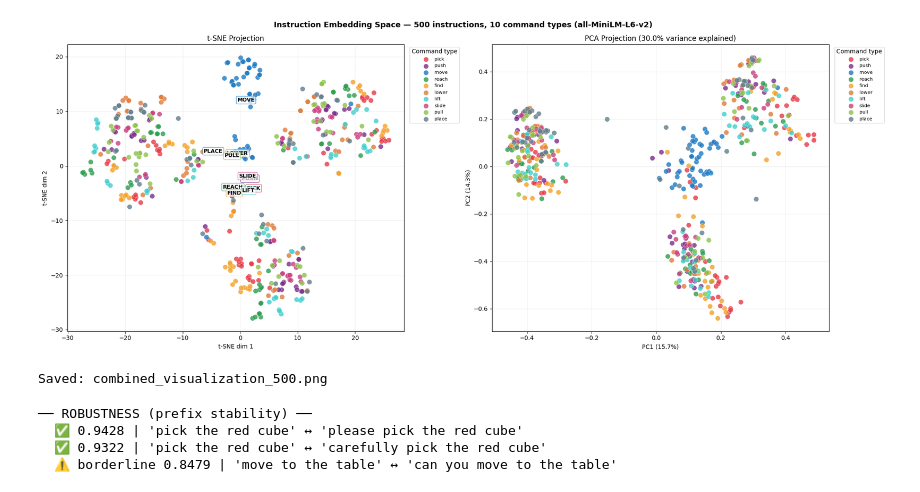
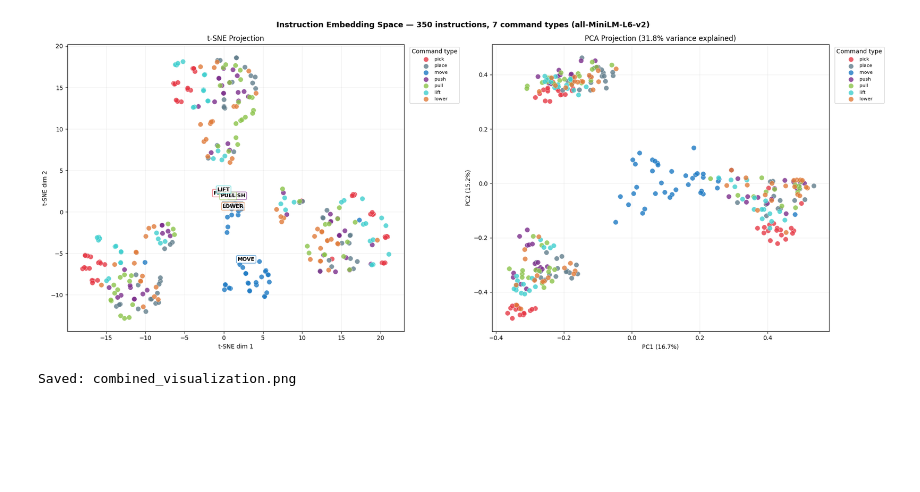
Before and after one commit to SchoolofAI-Algiers/language-guided-robotics, a Jupyter notebook: Amal-NLP-W2-instructions-enrichement/notebook.ipynb, the cells around one changed output. Saved outputs shown, nothing was run; the diff lists cells and outputs as text; code cells hidden in the pictures; blank space fills up the shorter version.

Commit message:
modified instructions types

```diff
--- a/Amal-NLP-W2-instructions-enrichement/notebook.ipynb
+++ b/Amal-NLP-W2-instructions-enrichement/notebook.ipynb
@@ -369,21 +279,11 @@ def generate_combinatorial(cmd_type, existing, target=40):
             "{prefix}push the {color} {obj} toward the {loc}",
             "{prefix}push the {color} {obj} aside",
         ],
-        "find": [
-            "{prefix}find the {color} {obj}",
-            "{prefix}locate the {color} {obj}",
-            "{prefix}search for the {color} {obj}",
-            "{prefix}spot the {color} {obj}",
-        ],
         "pull": [
             "{prefix}pull the {color} {obj} toward you",
             "{prefix}drag the {color} {obj} to the {loc}",
             "{prefix}draw the {color} {obj} toward the {loc}",
             "{prefix}pull the {color} {obj} to the {loc}",
-        ],
-        "slide": [
-            "{prefix}slide the {color} {obj} to the {loc}",
-            "{prefix}slide the {color} {obj} toward the {loc}",
         ],
         "lift": [
             "{prefix}lift the {color} {obj} up",
@@ -396,12 +296,6 @@ def generate_combinatorial(cmd_type, existing, target=40):
             "{prefix}bring the {color} {obj} down",
             "{prefix}set the {color} {obj} down on the {loc}",
             "{prefix}descend the {color} {obj} to the {loc}",
-        ],
-        "reach": [
-            "{prefix}reach for the {color} {obj}",
-            "{prefix}extend toward the {color} {obj}",
-            "{prefix}stretch toward the {color} {obj}",
-            "{prefix}reach the {color} {obj} on the {loc}",
         ],
     }
 
@@ -680,17 +588,13 @@ for t, s in zip(df["type"].unique(), intra_sims):
 # %%
 # ==================== CELL 11: t-SNE + PCA VISUALIZATION ====================
-
 palette = {
-    "pick":   "#e63946",
-    "push":   "#7b2d8b",
-    "move":   "#1d7ac4",
-    "reach":  "#2a9d4e",
-    "find":   "#f4a027",
-    "lower":  "#e07b39",
-    "lift":   "#3ecfcf",
-    "slide":  "#c94080",
-    "pull": "#8bc34a",
-    "place":  "#607d8b",
+    "pick":  "#e63946",
+    "place": "#607d8b",
+    "move":  "#1d7ac4",
+    "push":  "#7b2d8b",
+    "pull":  "#8bc34a",
+    "lift":  "#3ecfcf",
+    "lower": "#e07b39",
 }
 
 # t-SNE
@@ -704,7 +608,7 @@ var1, var2 = pca.explained_variance_ratio_ * 100
 
 fig, axes = plt.subplots(1, 2, figsize=(20, 8))
 fig.suptitle(
-    "Instruction Embedding Space — 500 instructions, 10 command types (all-MiniLM-L6-v2)",
+    "Instruction Embedding Space — 350 instructions, 7 command types (all-MiniLM-L6-v2)",
     fontsize=13, fontweight="bold"
 )
 
@@ -712,54 +616,34 @@ for t, color in palette.items():
     mask = df["type"] == t
     # t-SNE
     axes[0].scatter(X_2d[mask, 0], X_2d[mask, 1],
                     c=color, label=t, s=70, alpha=0.80,
                     edgecolors="white", linewidths=0.4)
     # PCA
     axes[1].scatter(X_pca[mask, 0], X_pca[mask, 1],
                     c=color, label=t, s=70, alpha=0.80,
                     edgecolors="white", linewidths=0.4)
 
 # Annotate t-SNE cluster centers
 for t, color in palette.items():
     idxs = df[df["type"] == t].index
     cx, cy = X_2d[idxs, 0].mean(), X_2d[idxs, 1].mean()
     axes[0].text(cx, cy, t.upper(), fontsize=9, fontweight="bold", ha="center",
                  bbox=dict(boxstyle="round,pad=0.2", facecolor="white", alpha=0.7, edgecolor=color))
 
 axes[0].set_title("t-SNE Projection", fontsize=12)
 axes[0].set_xlabel("t-SNE dim 1"); axes[0].set_ylabel("t-SNE dim 2")
 axes[0].legend(title="Command type", bbox_to_anchor=(1.01, 1), loc="upper left", fontsize=8)
 axes[0].grid(True, alpha=0.2)
 
 axes[1].set_title(f"PCA Projection ({var1+var2:.1f}% variance explained)", fontsize=12)
 axes[1].set_xlabel(f"PC1 ({var1:.1f}%)"); axes[1].set_ylabel(f"PC2 ({var2:.1f}%)")
 axes[1].legend(title="Command type", bbox_to_anchor=(1.01, 1), loc="upper left", fontsize=8)
 axes[1].grid(True, alpha=0.2)
 
 plt.tight_layout()
-plt.savefig("combined_visualization_500.png", dpi=150, bbox_inches="tight")
+plt.savefig("combined_visualization.png", dpi=150, bbox_inches="tight")
 plt.show()
-print("Saved: combined_visualization_500.png")
+print("Saved: combined_visualization.png")
 # %% [output]
-[figure, old version]
+[figure, new version]
-Saved: combined_visualization_500.png
+Saved: combined_visualization.png
-# %%
-# ==================== CELL 12: ROBUSTNESS TEST ====================
-# Confirm safe prefixes don't shift embeddings (results from our earlier test)
-
-robustness_pairs = [
-    ("pick the red cube",  "please pick the red cube"),    # expected > 0.90
-    ("pick the red cube",  "carefully pick the red cube"), # expected > 0.90
-    ("move to the table",  "can you move to the table"),   # borderline ~0.85
-]
-
-print("── ROBUSTNESS (prefix stability) ──")
-for a, b in robustness_pairs:
-    sim = cosine_similarity([model.encode(a)], [model.encode(b)])[0][0]
-    tag = "✅" if sim > 0.85 else "⚠️ borderline"
-    print(f"  {tag} {sim:.4f} | '{a}' ↔ '{b}'")
-# %% [output]
-── ROBUSTNESS (prefix stability) ──
-  ✅ 0.9428 | 'pick the red cube' ↔ 'please pick the red cube'
-  ✅ 0.9322 | 'pick the red cube' ↔ 'carefully pick the red cube'
-  ⚠️ borderline 0.8479 | 'move to the table' ↔ 'can you move to the table'
```
Also changed, not shown: parts of 10 cells of this notebook, 6 other files.
